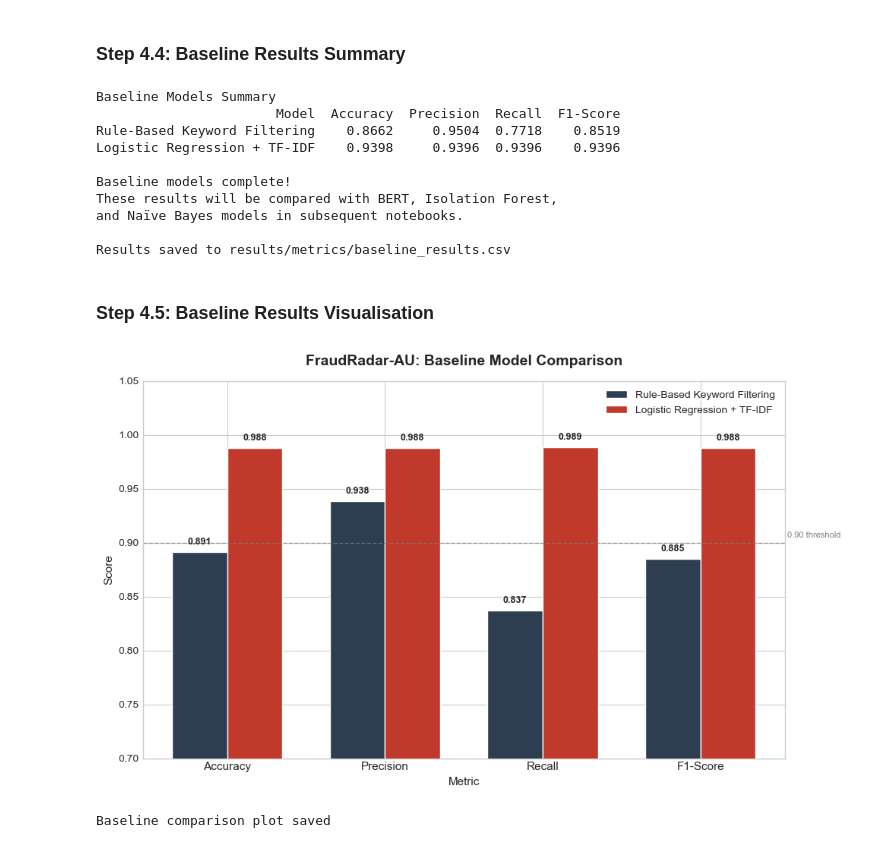
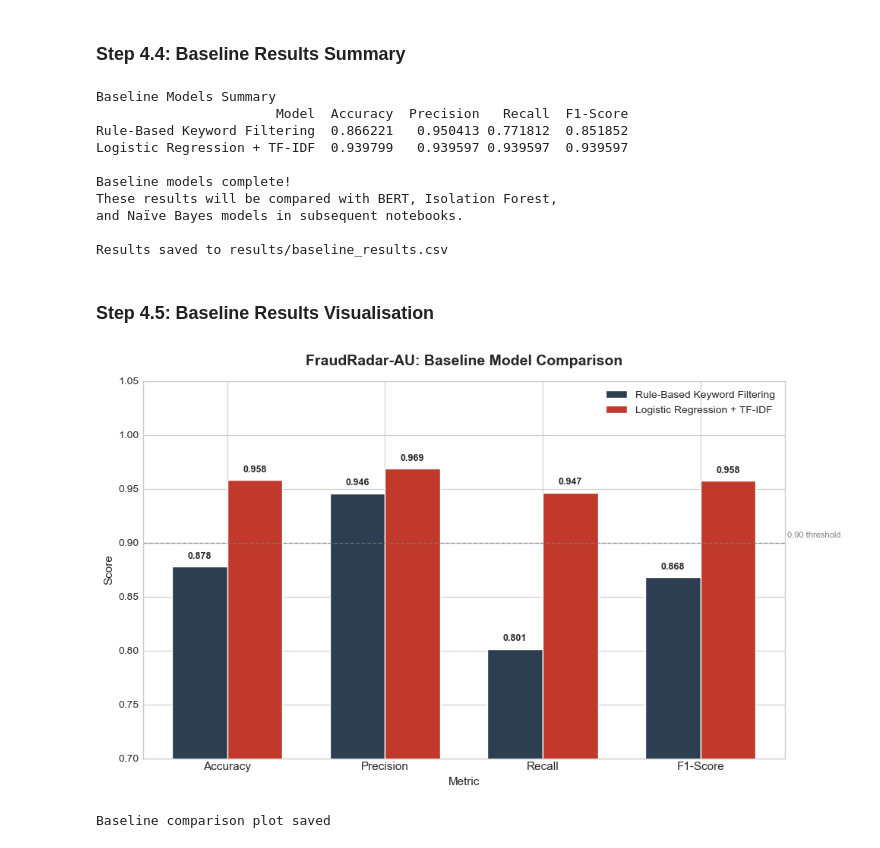
Before and after one commit to Amanda1005/FraudRadar-AU, a Jupyter notebook: notebooks/01_data_preparation.ipynb, the cells around one changed output. Saved outputs shown, nothing was run; the diff lists cells and outputs as text; code cells hidden in the pictures.

Commit message:
Fix: auto-generate baseline results from model outputs

```diff
--- a/notebooks/01_data_preparation.ipynb
+++ b/notebooks/01_data_preparation.ipynb
@@ -578,10 +578,14 @@ weighted avg       0.96      0.96      0.96       262
 results = {
     'Model': ['Rule-Based Keyword Filtering',
               'Logistic Regression + TF-IDF'],
-    'Accuracy': [0.8662, 0.9398],
-    'Precision': [0.9504, 0.9396],
-    'Recall': [0.7718, 0.9396],
-    'F1-Score': [0.8519, 0.9396]
+    'Accuracy': [accuracy_score(y_test, y_pred_rule),
+                 accuracy_score(y_test, y_pred_lr)],
+    'Precision': [precision_score(y_test, y_pred_rule),
+                  precision_score(y_test, y_pred_lr)],
+    'Recall': [recall_score(y_test, y_pred_rule),
+               recall_score(y_test, y_pred_lr)],
+    'F1-Score': [f1_score(y_test, y_pred_rule),
+                 f1_score(y_test, y_pred_lr)]
 }
 
 df_results = pd.DataFrame(results)
@@ -594,18 +598,18 @@ print("and Naïve Bayes models in subsequent notebooks.")
 
 # Save results
 df_results.to_csv('../results/baseline_results.csv', index=False)
-print("\nResults saved to results/metrics/baseline_results.csv")
+print("\nResults saved to results/baseline_results.csv")
 # %% [output]
 Baseline Models Summary
-                       Model  Accuracy  Precision  Recall  F1-Score
-Rule-Based Keyword Filtering    0.8662     0.9504  0.7718    0.8519
-Logistic Regression + TF-IDF    0.9398     0.9396  0.9396    0.9396
+                       Model  Accuracy  Precision   Recall  F1-Score
+Rule-Based Keyword Filtering  0.866221   0.950413 0.771812  0.851852
+Logistic Regression + TF-IDF  0.939799   0.939597 0.939597  0.939597
 
 Baseline models complete!
 These results will be compared with BERT, Isolation Forest,
 and Naïve Bayes models in subsequent notebooks.
 
-Results saved to results/metrics/baseline_results.csv
+Results saved to results/baseline_results.csv
 # %% [markdown]
 ### Step 4.5: Baseline Results Visualisation
 # %%
@@ -613,8 +617,15 @@ plt.style.use('seaborn-v0_8-whitegrid')
 colors_bar = ['#2C3E50', '#C0392B']
 
 metrics = ['Accuracy', 'Precision', 'Recall', 'F1-Score']
-rule_scores = [0.8912, 0.9384, 0.8373, 0.8850]
-lr_scores = [0.9881, 0.9876, 0.9886, 0.9881]
+rule_scores = [accuracy_score(y_test, y_pred_rule),
+               precision_score(y_test, y_pred_rule),
+               recall_score(y_test, y_pred_rule),
+               f1_score(y_test, y_pred_rule)]
+
+lr_scores = [accuracy_score(y_test, y_pred_lr),
+             precision_score(y_test, y_pred_lr),
+             recall_score(y_test, y_pred_lr),
+             f1_score(y_test, y_pred_lr)]
 
 x = np.arange(len(metrics))
 width = 0.35
@@ -632,32 +643,32 @@ ax.set_title('FraudRadar-AU: Baseline Model Comparison',
              fontsize=14, fontweight='bold', pad=15)
 ax.set_ylabel('Score', fontsize=11)
 ax.set_xlabel('Metric', fontsize=11)
 ax.set_xticks(x)
 ax.set_xticklabels(metrics, fontsize=11)
 ax.set_ylim(0.7, 1.05)
 ax.legend(fontsize=10)
 ax.axhline(y=0.90, color='gray', linestyle='--',
            linewidth=1, alpha=0.7)
 ax.text(3.55, 0.905, '0.90 threshold',
         fontsize=8, color='gray')
 
 # Add value labels
 for bar in bars1:
     ax.text(bar.get_x() + bar.get_width()/2.,
             bar.get_height() + 0.005,
             f'{bar.get_height():.3f}',
             ha='center', va='bottom', fontsize=9, fontweight='bold')
 for bar in bars2:
     ax.text(bar.get_x() + bar.get_width()/2.,
             bar.get_height() + 0.005,
             f'{bar.get_height():.3f}',
             ha='center', va='bottom', fontsize=9, fontweight='bold')
 
 plt.tight_layout()
 plt.savefig('../results/figures/baseline_comparison.png',
             dpi=150, bbox_inches='tight', facecolor='white')
 plt.show()
 print("Baseline comparison plot saved")
 # %% [output]
-[figure, old version]
+[figure, new version]
 Baseline comparison plot saved
```
Also changed, not shown: parts of 6 cells of this notebook, 4 other files.
